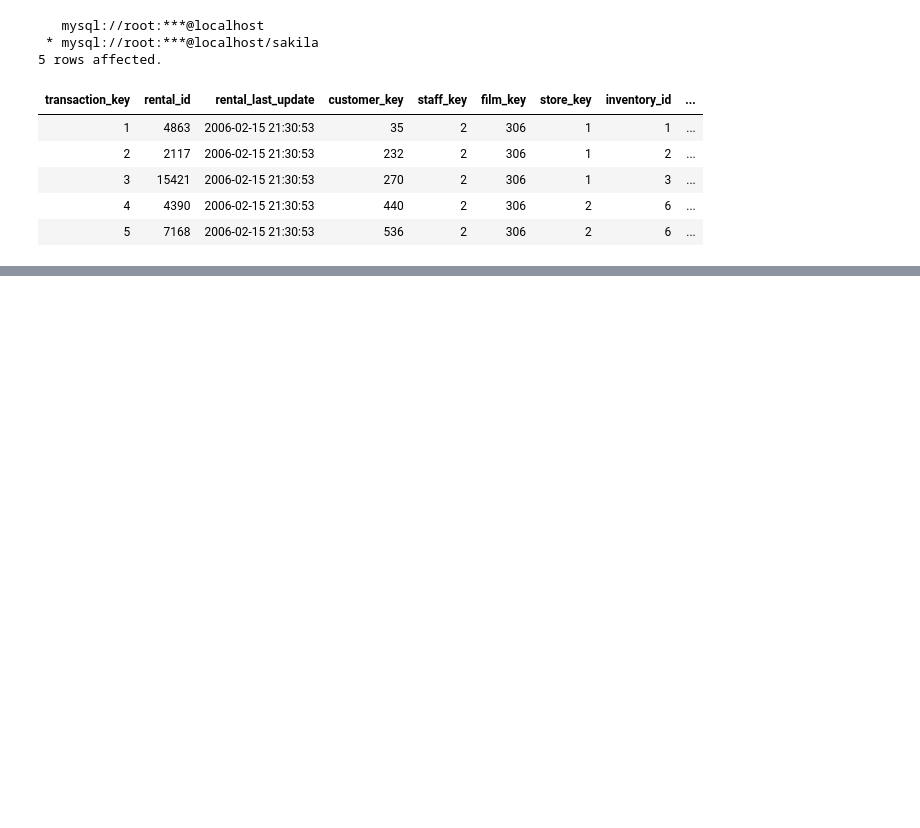
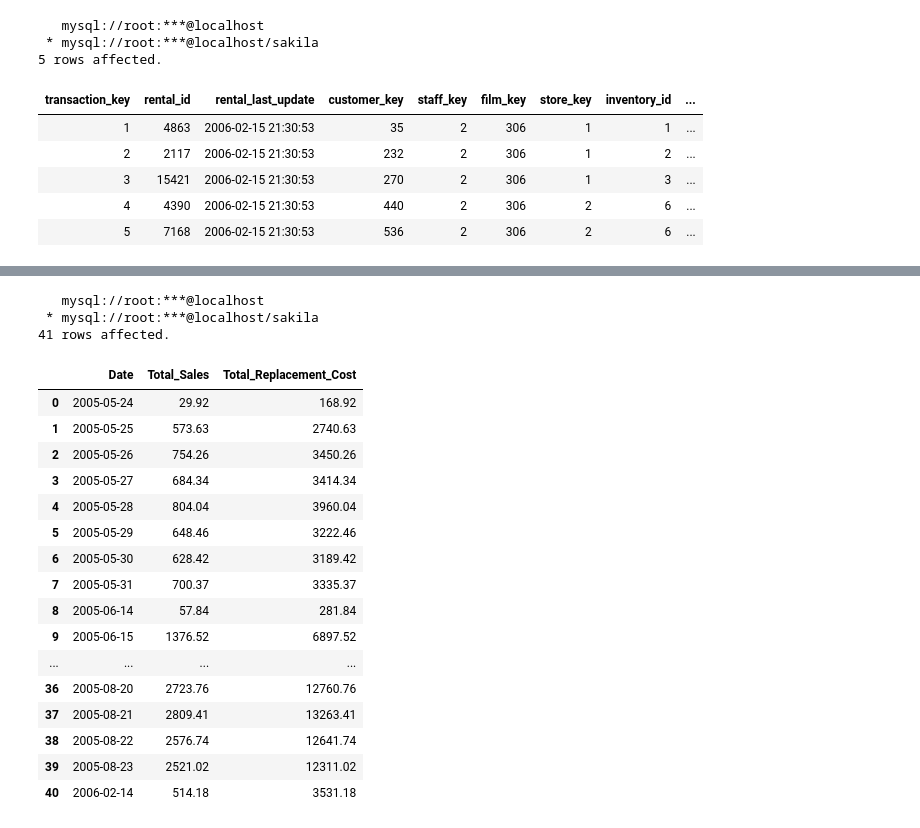
Before and after one commit to Jauhar-Hakim/Data-Engineer-ETL-Airflow, a Jupyter notebook: Script-Transforming-Sakila-To-Star-Scheme-Databases.ipynb, the cells around one changed output, grey strips where cells are left out. Drawn from its saved outputs; the diff is of its cells as text; code cells hidden in the pictures; blank space fills up the shorter version.

```diff
--- a/Script-Transforming-Sakila-To-Star-Scheme-Databases.ipynb
+++ b/Script-Transforming-Sakila-To-Star-Scheme-Databases.ipynb
@@ -642,0 +811,25 @@ SELECT * FROM fact_transaction LIMIT 5;
+# %%
+total_sales_daily = %sql SELECT DATE(payment_date) AS Date, SUM(payment_amount) AS Total_Sales, SUM(dim_film.film_replacement_cost) AS Total_Replacement_Cost FROM fact_transaction INNER JOIN dim_film ON fact_transaction.film_key = dim_film.film_key GROUP BY DATE(payment_date) ORDER BY DATE(payment_date) ASC
+total_sales_daily = total_sales_daily.DataFrame()
+total_sales_daily
+# %% [output]
+   mysql://root:***@localhost
+ * mysql://root:***@localhost/sakila
+41 rows affected.
+|  | Date | Total_Sales | Total_Replacement_Cost |
+| 0 | 2005-05-24 | 29.92 | 168.92 |
+| 1 | 2005-05-25 | 573.63 | 2740.63 |
+| 2 | 2005-05-26 | 754.26 | 3450.26 |
+| 3 | 2005-05-27 | 684.34 | 3414.34 |
+| 4 | 2005-05-28 | 804.04 | 3960.04 |
+| 5 | 2005-05-29 | 648.46 | 3222.46 |
+| 6 | 2005-05-30 | 628.42 | 3189.42 |
+| 7 | 2005-05-31 | 700.37 | 3335.37 |
+| 8 | 2005-06-14 | 57.84 | 281.84 |
+| 9 | 2005-06-15 | 1376.52 | 6897.52 |
+| ... | ... | ... | ... |
+| 36 | 2005-08-20 | 2723.76 | 12760.76 |
+| 37 | 2005-08-21 | 2809.41 | 13263.41 |
+| 38 | 2005-08-22 | 2576.74 | 12641.74 |
+| 39 | 2005-08-23 | 2521.02 | 12311.02 |
+| 40 | 2006-02-14 | 514.18 | 3531.18 |
```
Also changed, not shown: parts of 19 cells of this notebook.
